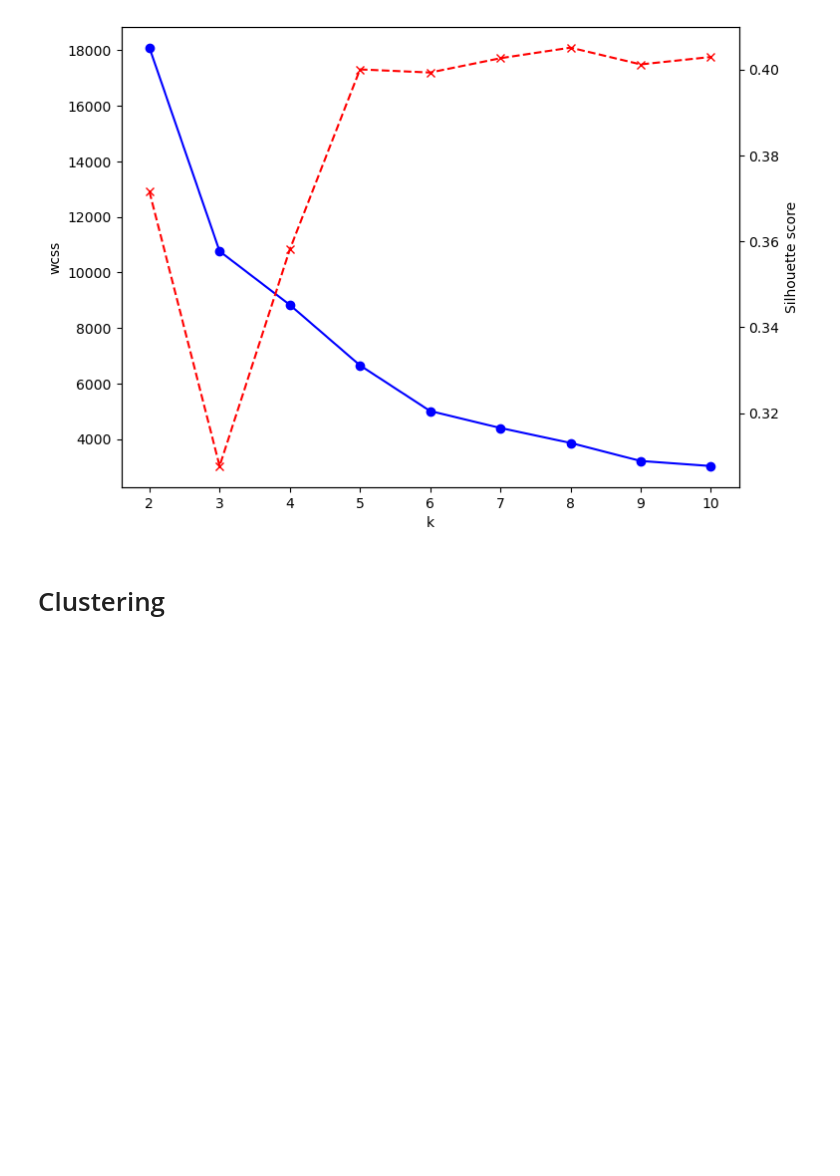
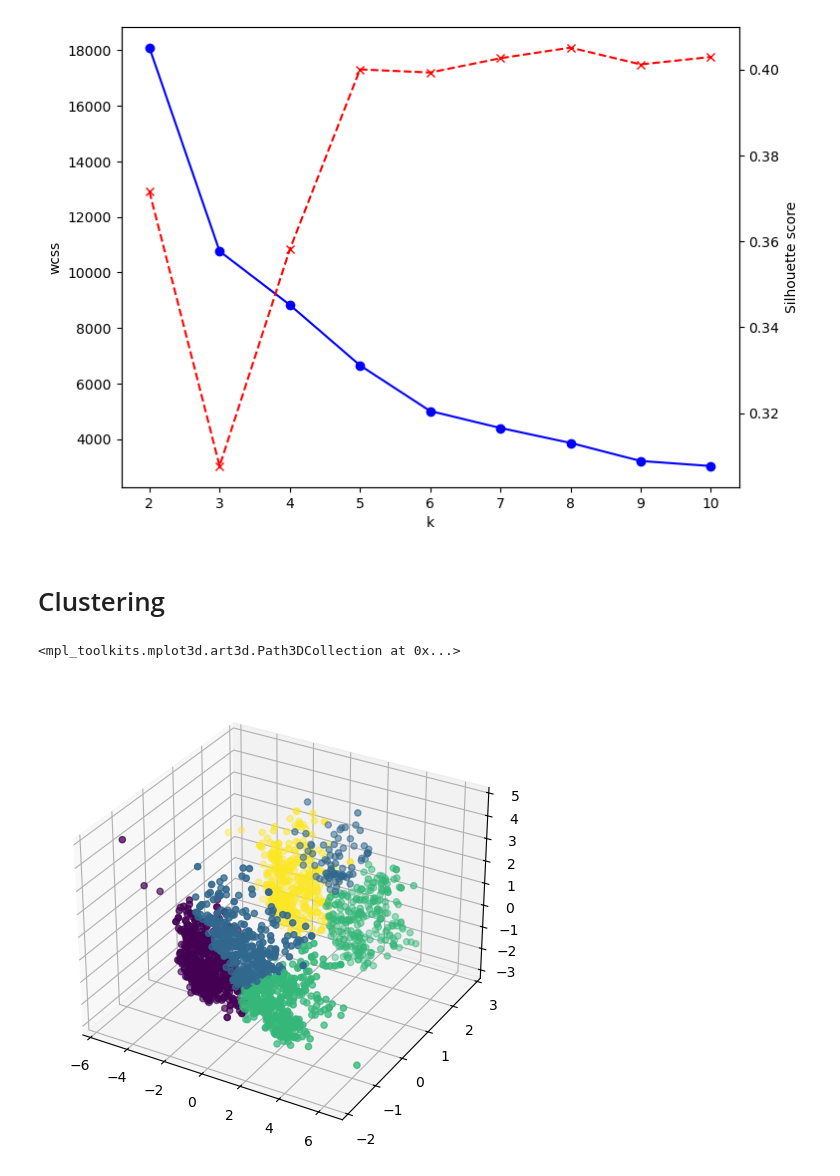
Before and after one commit to saphalkafle77-ai/smartcart_clustering_system, a Jupyter notebook: SmartCart.ipynb, the cells around one changed output. Drawn from its saved outputs; the diff is of its cells as text; code cells hidden in the pictures; blank space fills up the shorter version.

```diff
--- a/SmartCart.ipynb
+++ b/SmartCart.ipynb
@@ -268,8 +268,11 @@ Text(0, 0.5, 'Silhouette score')
 # %%
 #k-means
 kmeans= KMeans(n_clusters=4,random_state=42)
 labels_kmeans = kmeans.fit_predict(X_pca)
 
 fig = plt.figure(figsize=(8,6))
 ax=fig.add_subplot(111,projection="3d")
-ax.scatter(X)
+ax.scatter(X_pca[:,0],X_pca[:,1],X_pca[:,2],c=labels_kmeans)
+# %% [output]
+<mpl_toolkits.mplot3d.art3d.Path3DCollection at 0x...>
+[figure, added]
```
Also changed, not shown: parts of 2 cells of this notebook.
